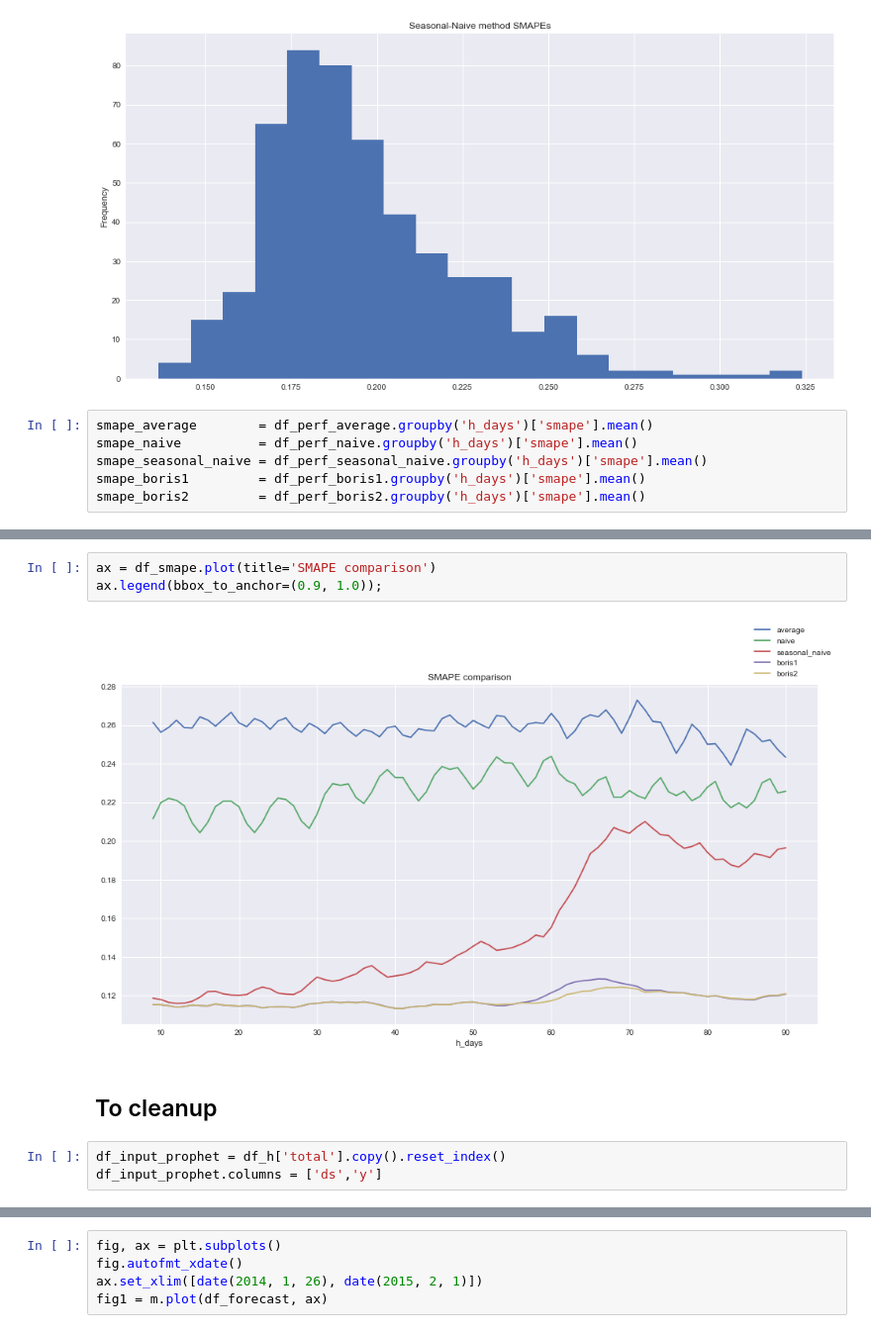
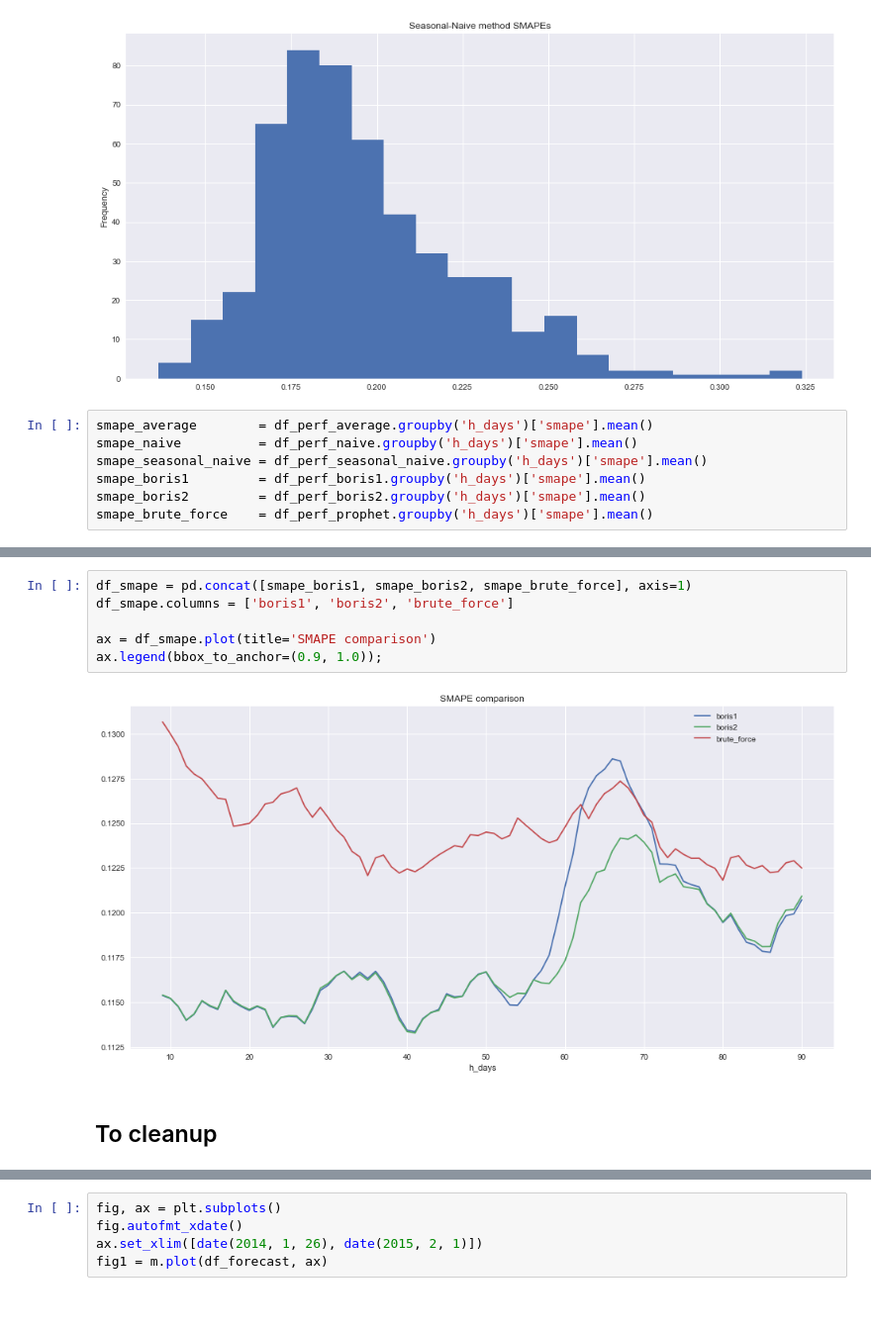
Before and after one commit to mangano/forecasting, a Jupyter notebook: store_item_demand.ipynb, the cells around one changed output, grey strips where cells are left out. Shown at 99% size. Drawn from its saved outputs; the diff is of its cells as text; blank space fills up the shorter version.

Commit message:
added brute_force method to comparison

```diff
--- a/store_item_demand.ipynb
+++ b/store_item_demand.ipynb
@@ -200,5 +200,6 @@ smape_naive          = df_perf_naive.groupby('h_days')['smape'].mean()
 smape_seasonal_naive = df_perf_seasonal_naive.groupby('h_days')['smape'].mean()
 smape_boris1         = df_perf_boris1.groupby('h_days')['smape'].mean()
 smape_boris2         = df_perf_boris2.groupby('h_days')['smape'].mean()
+smape_brute_force    = df_perf_prophet.groupby('h_days')['smape'].mean()
 # %%
 df_smape = pd.concat([smape_average, smape_naive, smape_seasonal_naive,
@@ -208,10 +214,10 @@ df_smape.columns = ['average', 'naive', 'seasonal_naive',
 # %%
+df_smape = pd.concat([smape_boris1, smape_boris2, smape_brute_force], axis=1)
+df_smape.columns = ['boris1', 'boris2', 'brute_force']
+
 ax = df_smape.plot(title='SMAPE comparison')
 ax.legend(bbox_to_anchor=(0.9, 1.0));
 # %% [output]
-[figure, old version]
+[figure, new version]
 # %% [markdown]
 ## To cleanup
-# %%
-df_input_prophet = df_h['total'].copy().reset_index()
-df_input_prophet.columns = ['ds','y']
```
Also changed, not shown: parts of 5 cells of this notebook.
